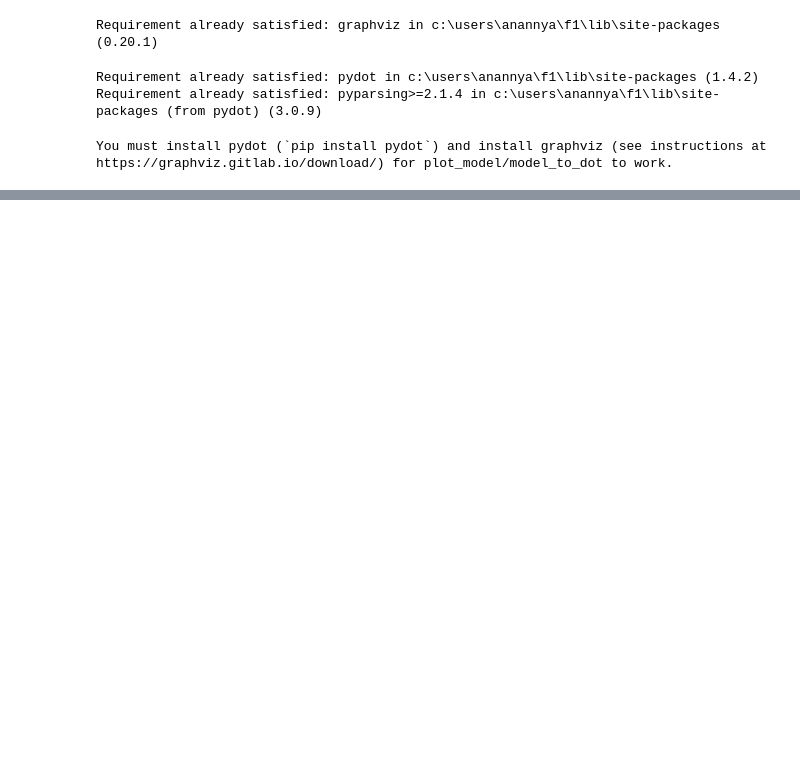
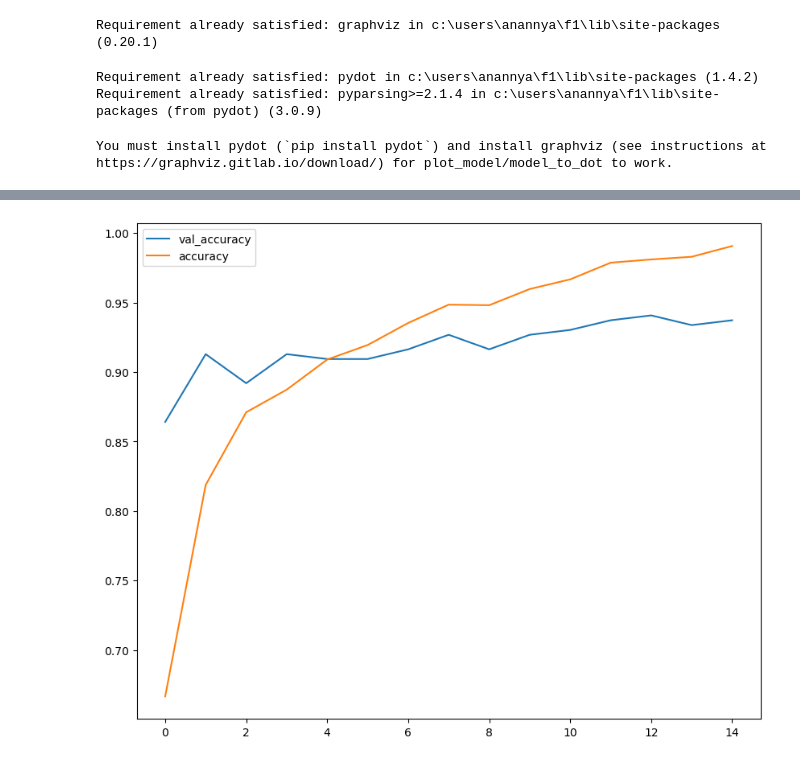
Before and after one commit to rumapaul63/Brain_Tumor_classification_segmentation, a Jupyter notebook: CNN VS Transfer learning.ipynb, the cells around one changed output, grey strips where cells are left out. Saved outputs shown, nothing was run; the diff lists cells and outputs as text; code cells hidden in the pictures; blank space fills up the shorter version.

```diff
--- a/CNN VS Transfer learning.ipynb
+++ b/CNN VS Transfer learning.ipynb
@@ -156,0 +176,12 @@ plt.show()
+# %%
+with tpu_strategy.scope():
+    vgg_model = VGG16(weights='imagenet',include_top=False)
+    for layers in vgg_model.layers:
+        layers.trainable=False
+    x=vgg_model.output
+    x=GlobalAveragePooling2D()(x)
+    x=Dense(128,activation='relu')(x)
+    x=Dropout(0.15)(x)
+    output=Dense(4,activation='softmax')(x)
+    model2=Model(inputs=vgg_model.input,outputs=output)
+    model2.compile(optimizer='adam',loss='sparse_categorical_crossentropy',metrics=['accuracy'])
@@ -156,0 +192,2 @@ plt.show()
+# %%
+r2=model2.fit(train_x,train_data.label,validation_split=0.1,epochs=60,callbacks=[early_stop,reduceLR])
@@ -156,0 +212,8 @@ plt.show()
+# %%
+plt.figure(figsize=(10,8))
+plt.plot(r2.history['val_accuracy'])
+plt.plot(r2.history['accuracy'])
+plt.legend(['val_accuracy','accuracy'])
+plt.show()
+# %% [output]
+[figure, added]
```
Also changed, not shown: parts of 14 cells of this notebook.
